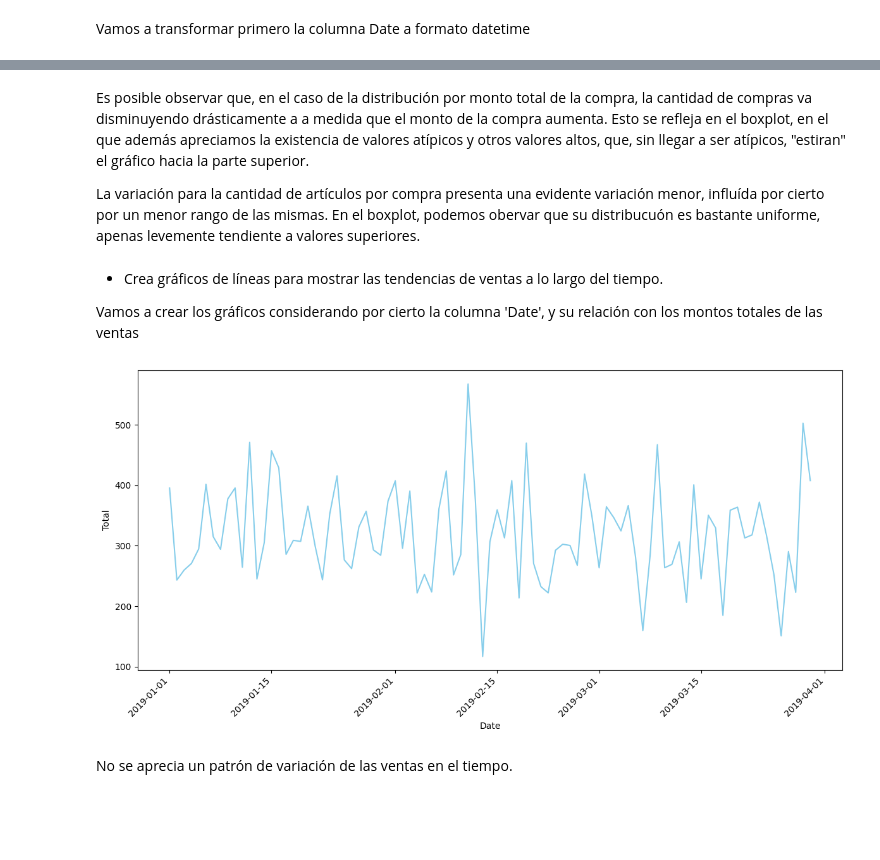
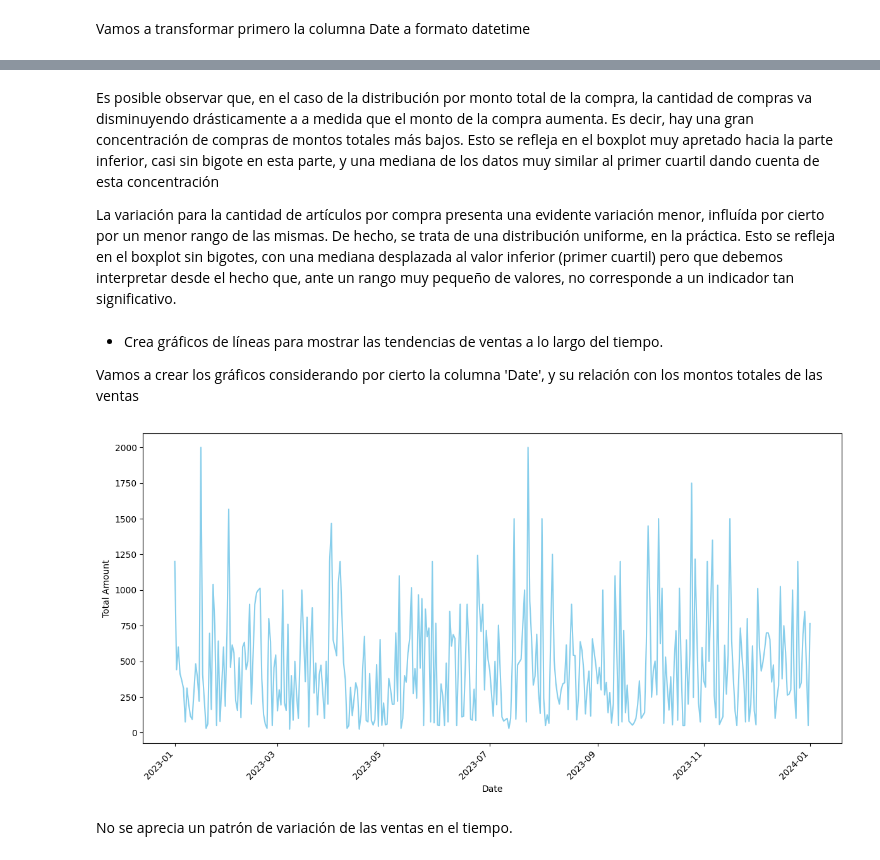
Before and after one commit to pedrorupin/retail-sales-analysis, a Jupyter notebook: Proyecto_Parte_IV.ipynb, the cells around one changed output, grey strips where cells are left out. Drawn from its saved outputs; the diff is of its cells as text; code cells hidden in the pictures; blank space fills up the shorter version.

Commit message:
nueva versión de proyecto parte IV, corregida

```diff
--- a/Proyecto_Parte_IV.ipynb
+++ b/Proyecto_Parte_IV.ipynb
@@ -8,7 +8,7 @@ Instrucciones
 * Calcula estadísticas descriptivas básicas para comprender mejor las características de los datos.
 # %%
 import pandas as pd
-df=pd.read_csv('retail_sales_dataset_2.csv')
+df=pd.read_csv('/content/retail_sales_dataset_2.csv')
 df.head(5)
 # %% [output]
 |  | Unnamed: 0 | Transaction ID | Date | Customer ID | Gender | Age | Product Category | Quantity | ... |
@@ -113,19 +113,19 @@ graficos_conjuntos(df['Quantity'], "Distribución por cantidad de artículos por
 # %% [markdown]
-Es posible observar que, en el caso de la distribución por monto total de la compra, la cantidad de compras va disminuyendo drásticamente a a medida que el monto de la compra aumenta. Esto se refleja en el boxplot, en el que además apreciamos la existencia de valores atípicos y otros valores altos, que, sin llegar a ser atípicos, "estiran" el gráfico hacia la parte superior.
+Es posible observar que, en el caso de la distribución por monto total de la compra, la cantidad de compras va disminuyendo drásticamente a a medida que el monto de la compra aumenta. Es decir, hay una gran concentración de compras de montos totales más bajos. Esto se refleja en el boxplot muy apretado hacia la parte inferior, casi sin bigote en esta parte, y una mediana de los datos muy similar al primer cuartil dando cuenta de esta concentración
 
-La variación para la cantidad de artículos por compra presenta una evidente variación menor, influída por cierto por un menor rango de las mismas. En el boxplot, podemos obervar que su distribucuón es bastante uniforme, apenas levemente tendiente a valores superiores.
+La variación para la cantidad de artículos por compra presenta una evidente variación menor, influída por cierto por un menor rango de las mismas. De hecho, se trata de una distribución uniforme, en la práctica. Esto se refleja en el boxplot sin bigotes, con una mediana desplazada al valor inferior (primer cuartil) pero que debemos interpretar desde el hecho que, ante un rango muy pequeño de valores, no corresponde a un indicador tan significativo.
 # %% [markdown]
 * Crea gráficos de líneas para mostrar las tendencias de ventas a lo largo del tiempo.
 
 Vamos a crear los gráficos considerando por cierto la columna 'Date', y su relación con los montos totales de las ventas
 # %%
 plt.figure(figsize=(12, 6))
-sns.lineplot(data=df, x='Date', y='Total', color='skyblue', errorbar=None)
+sns.lineplot(data=df, x='Date', y='Total Amount', color='skyblue', errorbar=None)
 plt.xticks(rotation=45, ha='right')
 plt.tight_layout()
 
 plt.show()
 # %% [output]
-[figure, old version]
+[figure, new version]
 # %% [markdown]
 No se aprecia un patrón de variación de las ventas en el tiempo.
```
Also changed, not shown: parts of 16 cells of this notebook.
